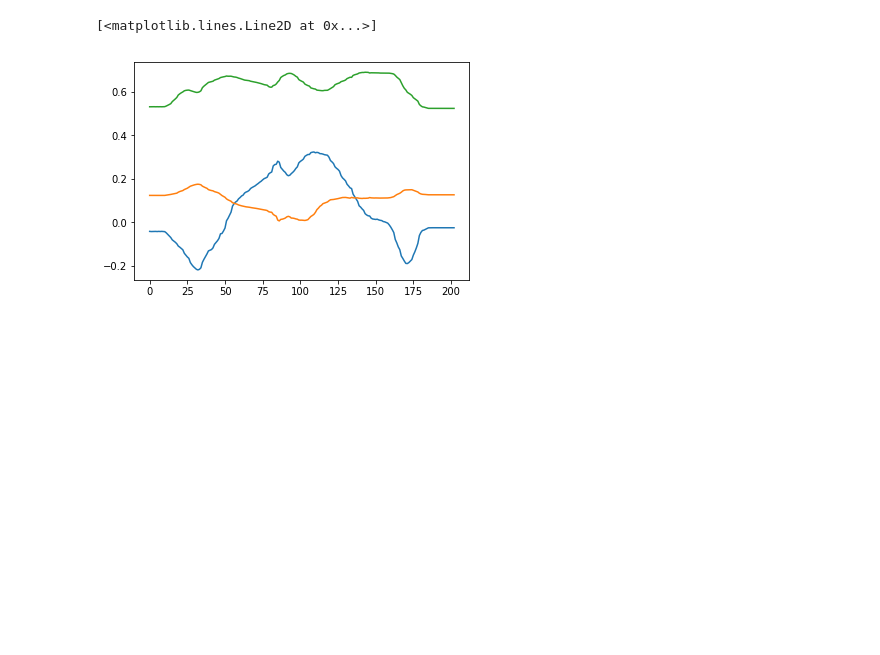
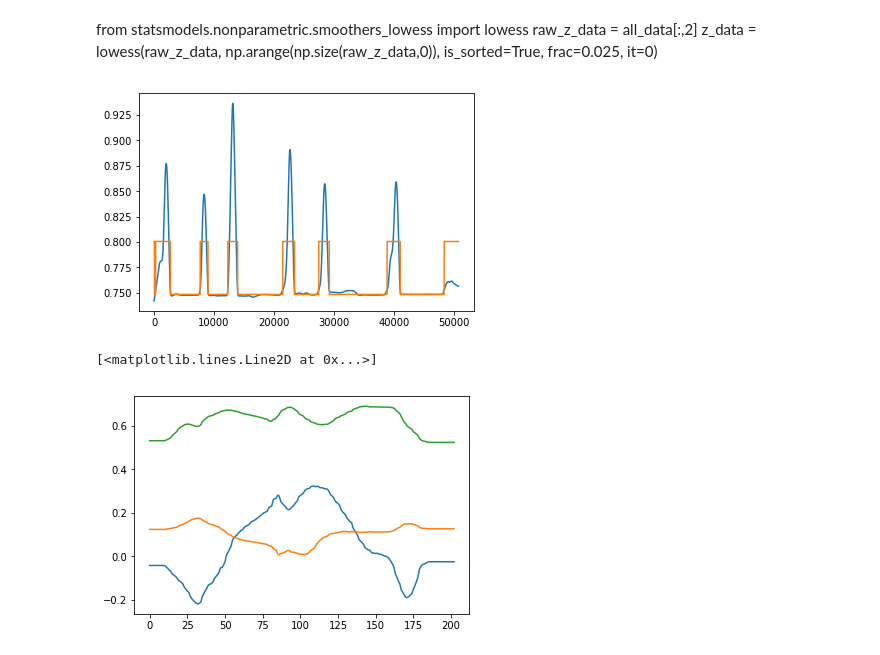
Before and after one commit to travers-rhodes/analyze_motion_data, a Jupyter notebook: AutoregressiveSpoonDataZComponent.ipynb, the cells around one changed output. Saved outputs shown, nothing was run; the diff lists cells and outputs as text; code cells hidden in the pictures; blank space fills up the shorter version.

```diff
--- a/AutoregressiveSpoonDataZComponent.ipynb
+++ b/AutoregressiveSpoonDataZComponent.ipynb
@@ -3,3 +64,15 @@
+# %% [markdown]
+from statsmodels.nonparametric.smoothers_lowess import lowess
+raw_z_data = all_data[:,2]
+z_data = lowess(raw_z_data, np.arange(np.size(raw_z_data,0)), is_sorted=True, frac=0.025, it=0)
+# %%
+# smooth the data
+raw_z_data = all_data[:,2:3]
+z_data = lowess(np.squeeze(raw_z_data), range(np.size(raw_z_data,0)), is_sorted=True, frac=0.025, it=0)[:,1:2]
+# First division is the nice "waiting/feeding"
+plot_with_n_components(2,z_data)
+# %% [output]
+[figure, added]
 # %%
 import rosbag
 bag = rosbag.Bag('data/2018-10-31-13-03-50_just_poses.bag')
```
Also changed, not shown: parts of 1 cell of this notebook, 1 other file.
